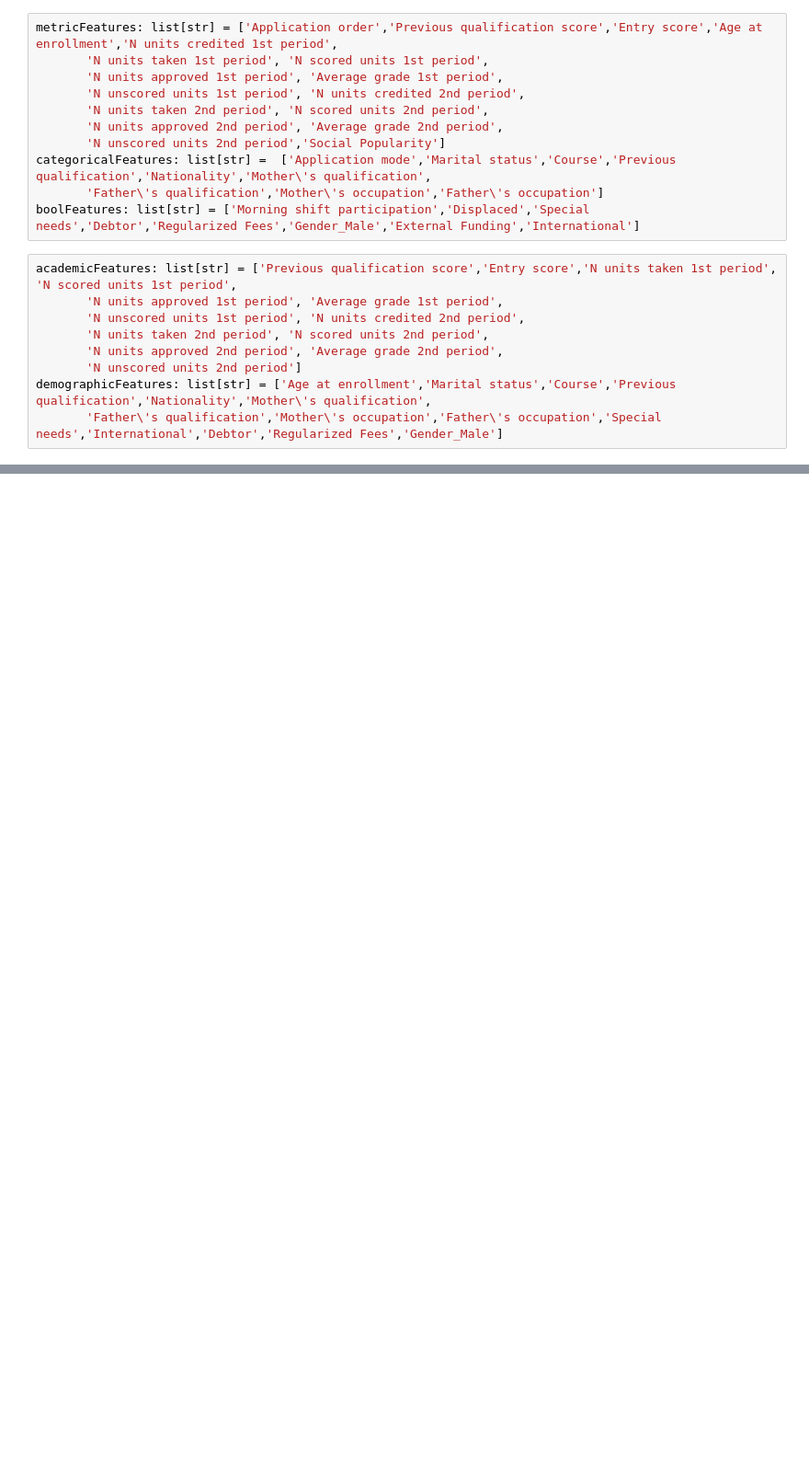
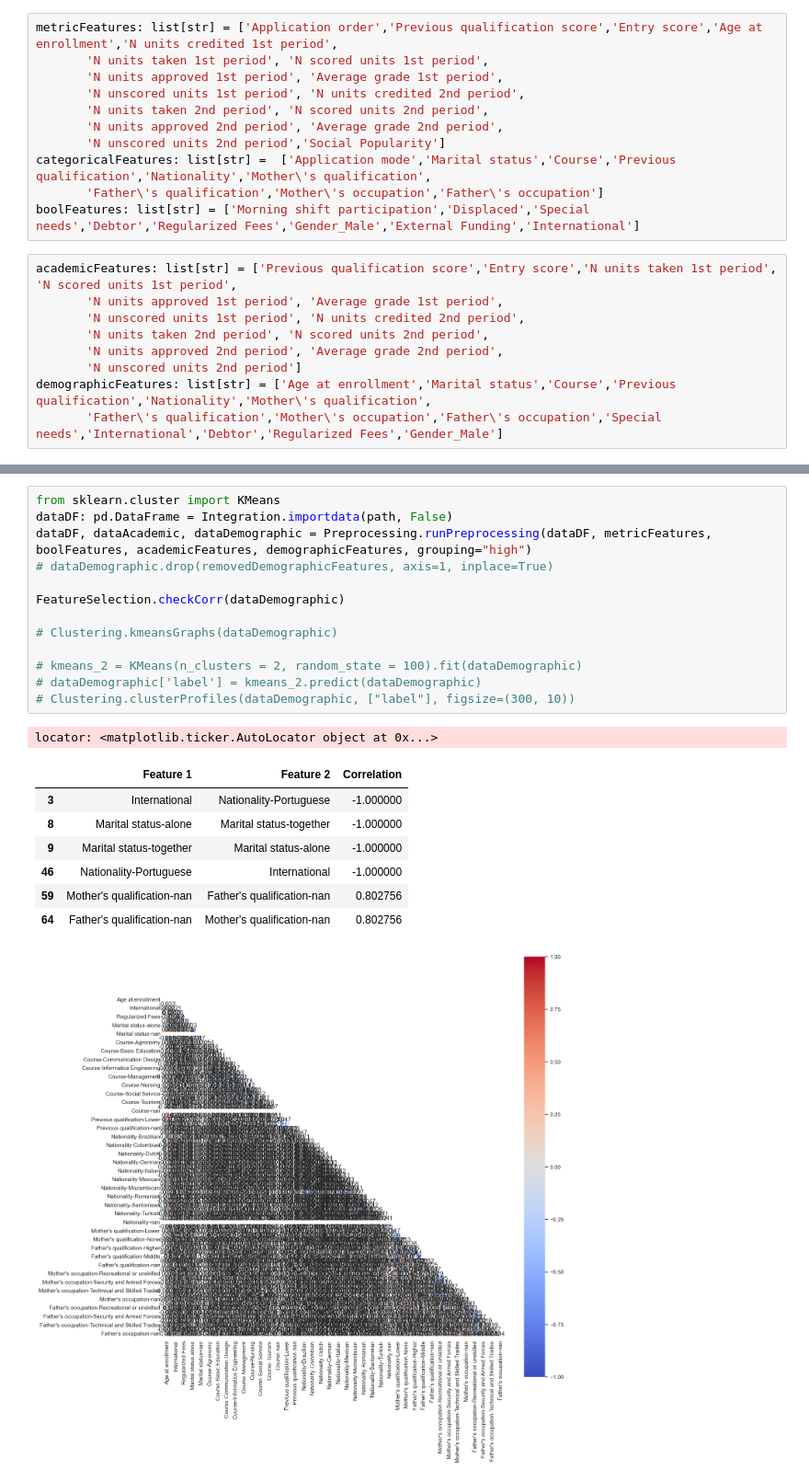
Before and after one commit to lCarvas/mlproj, a Jupyter notebook: Descriptive Project/ML1_Group05_Notebook.ipynb, the cells around one changed output, grey strips where cells are left out. Shown at 92% size. Cells and saved outputs as stored; diff of their text form; blank space fills up the shorter version.

```diff
--- a/Descriptive Project/ML1_Group05_Notebook.ipynb
+++ b/Descriptive Project/ML1_Group05_Notebook.ipynb
@@ -84,0 +106,23 @@ def runAll(
+# %%
+from sklearn.cluster import KMeans
+dataDF: pd.DataFrame = Integration.importdata(path, False)
+dataDF, dataAcademic, dataDemographic = Preprocessing.runPreprocessing(dataDF, metricFeatures, boolFeatures, academicFeatures, demographicFeatures, grouping="high")
+# dataDemographic.drop(removedDemographicFeatures, axis=1, inplace=True)
+
+FeatureSelection.checkCorr(dataDemographic)
+
+# Clustering.kmeansGraphs(dataDemographic)
+
+# kmeans_2 = KMeans(n_clusters = 2, random_state = 100).fit(dataDemographic)
+# dataDemographic['label'] = kmeans_2.predict(dataDemographic)
+# Clustering.clusterProfiles(dataDemographic, ["label"], figsize=(300, 10))
+# %% [output]
+locator: <matplotlib.ticker.AutoLocator object at 0x...>
+|  | Feature 1 | Feature 2 | Correlation |
+| 3 | International | Nationality-Portuguese | -1.000000 |
+| 8 | Marital status-alone | Marital status-together | -1.000000 |
+| 9 | Marital status-together | Marital status-alone | -1.000000 |
+| 46 | Nationality-Portuguese | International | -1.000000 |
+| 59 | Mother's qualification-nan | Father's qualification-nan | 0.802756 |
+| 64 | Father's qualification-nan | Mother's qualification-nan | 0.802756 |
+[figure, added]
```
Also changed, not shown: parts of 5 cells of this notebook, 5 other files.
